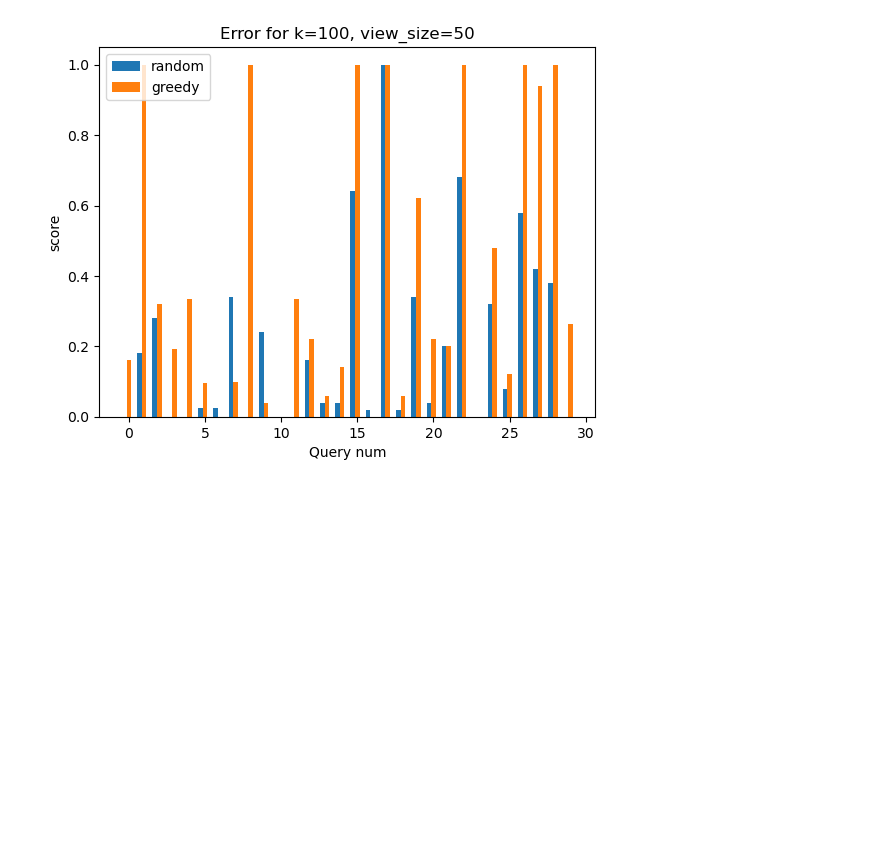
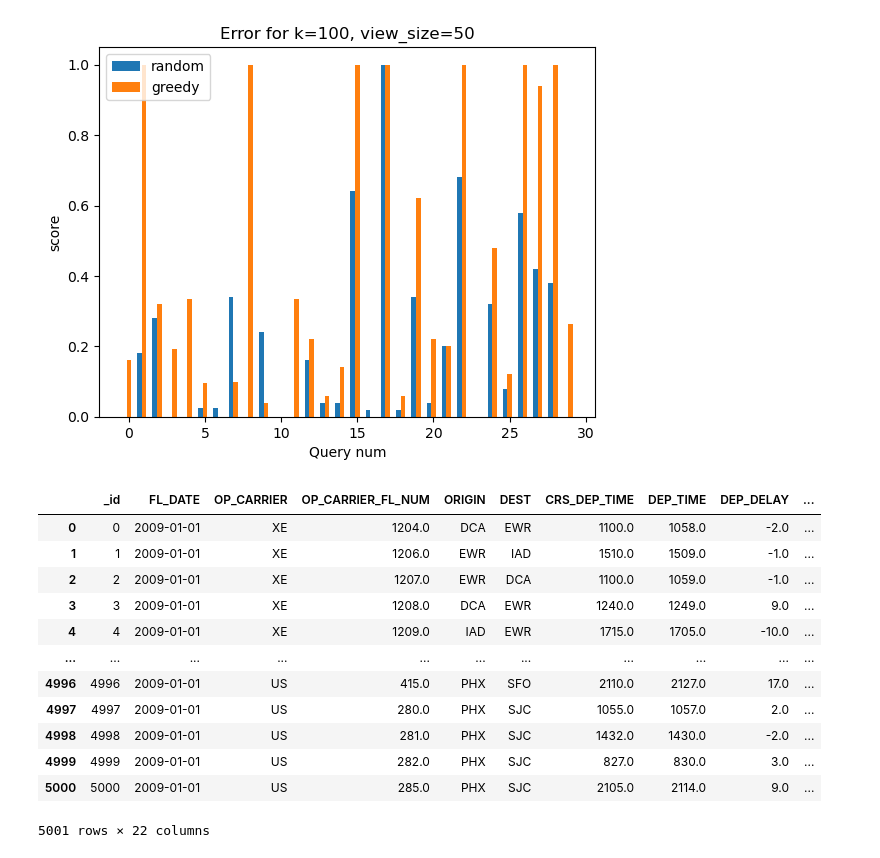
Before and after one commit to GalZeevi/HARLM, a Jupyter notebook: v3/test.ipynb, the cells around one changed output. Saved outputs shown, nothing was run; the diff lists cells and outputs as text; code cells hidden in the pictures; blank space fills up the shorter version.

Commit message:
fix imports

```diff
--- a/v3/test.ipynb
+++ b/v3/test.ipynb
@@ -309,3 +309,24 @@ plt.legend()
 plt.show()
 # %% [output]
 [figure]
+# %%
+##########################################################################
+import pandas as pd
+
+flights = pd.read_csv('C:\\Users\\galze\\flights_2009_2010.csv').dropna()
+
+flights
+# %% [output]
+|  | _id | FL_DATE | OP_CARRIER | OP_CARRIER_FL_NUM | ORIGIN | DEST | CRS_DEP_TIME | DEP_TIME | DEP_DELAY | ... |
+| 0 | 0 | 2009-01-01 | XE | 1204.0 | DCA | EWR | 1100.0 | 1058.0 | -2.0 | ... |
+| 1 | 1 | 2009-01-01 | XE | 1206.0 | EWR | IAD | 1510.0 | 1509.0 | -1.0 | ... |
+| 2 | 2 | 2009-01-01 | XE | 1207.0 | EWR | DCA | 1100.0 | 1059.0 | -1.0 | ... |
+| 3 | 3 | 2009-01-01 | XE | 1208.0 | DCA | EWR | 1240.0 | 1249.0 | 9.0 | ... |
+| 4 | 4 | 2009-01-01 | XE | 1209.0 | IAD | EWR | 1715.0 | 1705.0 | -10.0 | ... |
+| ... | ... | ... | ... | ... | ... | ... | ... | ... | ... | ... |
+| 4996 | 4996 | 2009-01-01 | US | 415.0 | PHX | SFO | 2110.0 | 2127.0 | 17.0 | ... |
+| 4997 | 4997 | 2009-01-01 | US | 280.0 | PHX | SJC | 1055.0 | 1057.0 | 2.0 | ... |
+| 4998 | 4998 | 2009-01-01 | US | 281.0 | PHX | SJC | 1432.0 | 1430.0 | -2.0 | ... |
+| 4999 | 4999 | 2009-01-01 | US | 282.0 | PHX | SJC | 827.0 | 830.0 | 3.0 | ... |
+| 5000 | 5000 | 2009-01-01 | US | 285.0 | PHX | SJC | 2105.0 | 2114.0 | 9.0 | ... |
+5001 rows × 22 columns
```
Also changed, not shown: parts of 2 cells of this notebook, 3 other files.
